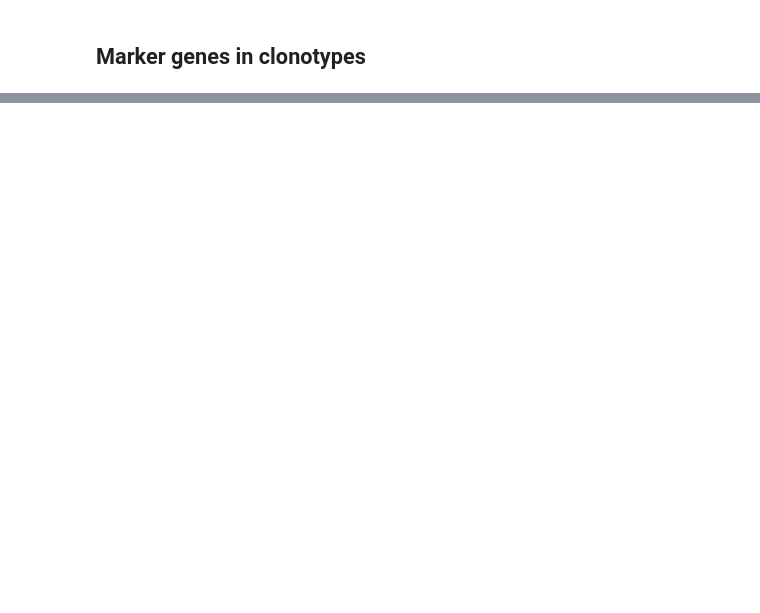
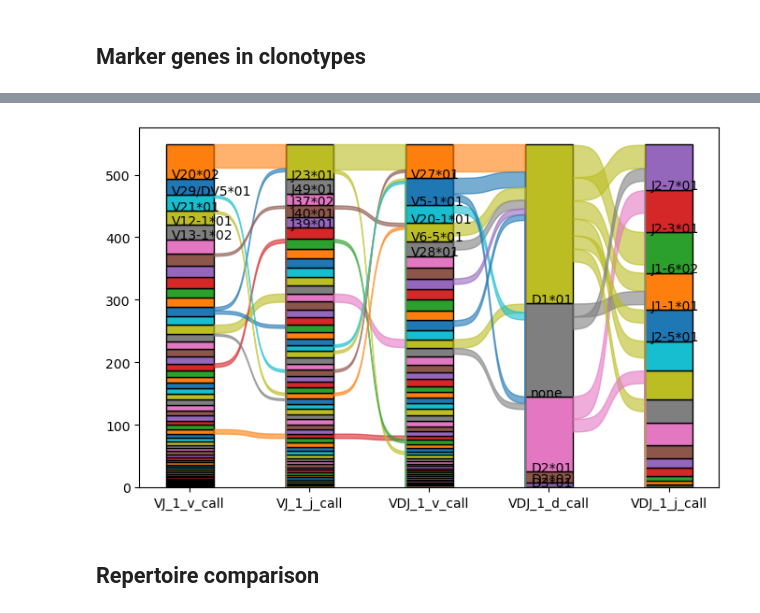
Before and after one commit to icbi-lab/plattner_mcb_2024, a Jupyter notebook: TCR_scRNAseq_analysis.ipynb, the cells around one changed output, grey strips where cells are left out. Saved outputs shown, nothing was run; the diff lists cells and outputs as text; code cells hidden in the pictures; blank space fills up the shorter version.

```diff
--- a/TCR_scRNAseq_analysis.ipynb
+++ b/TCR_scRNAseq_analysis.ipynb
@@ -242,0 +320,10 @@ with ir.get.obs_context(mdata["gex"], {"clone_id": mdata.obs["airr:clone_id"]})
+# %%
+_ = ir.pl.vdj_usage(
+    mdata,
+    full_combination=False,
+    fig_kws={"figsize": (8, 5)},
+)
+# %% [output]
+[figure, added]
+# %% [markdown]
+## Repertoire comparison
```
Also changed, not shown: parts of 25 cells of this notebook.
